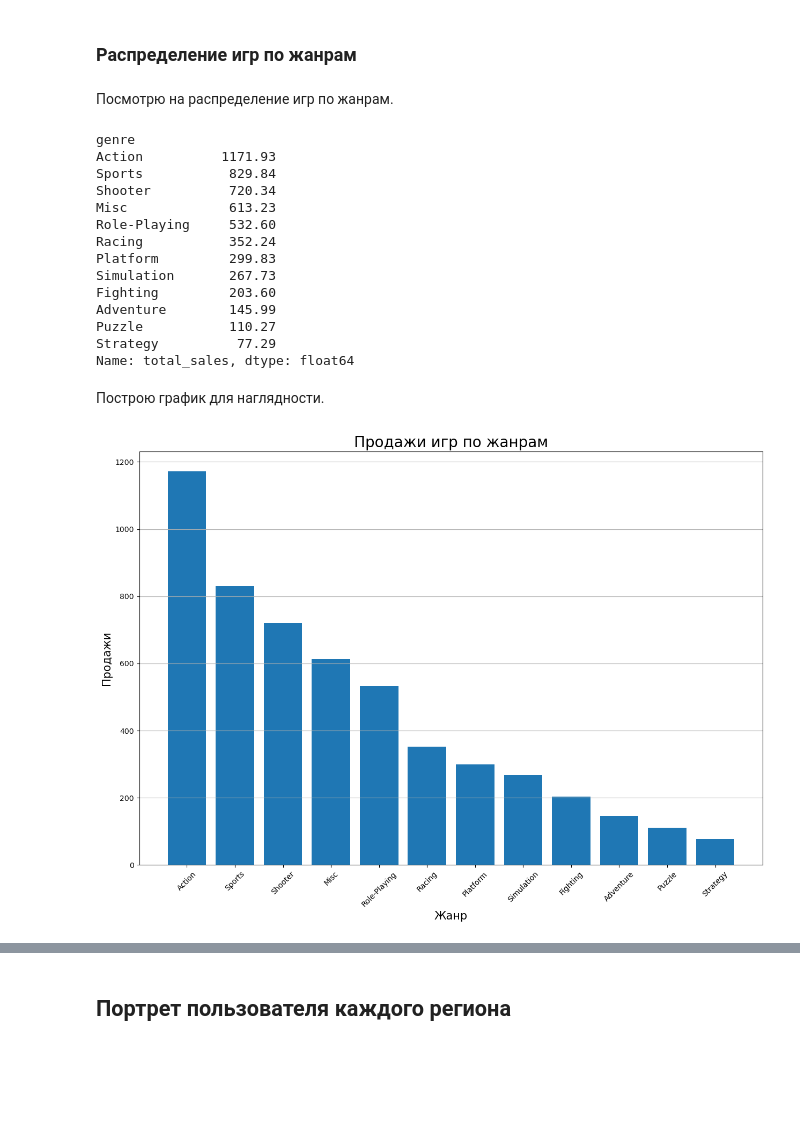
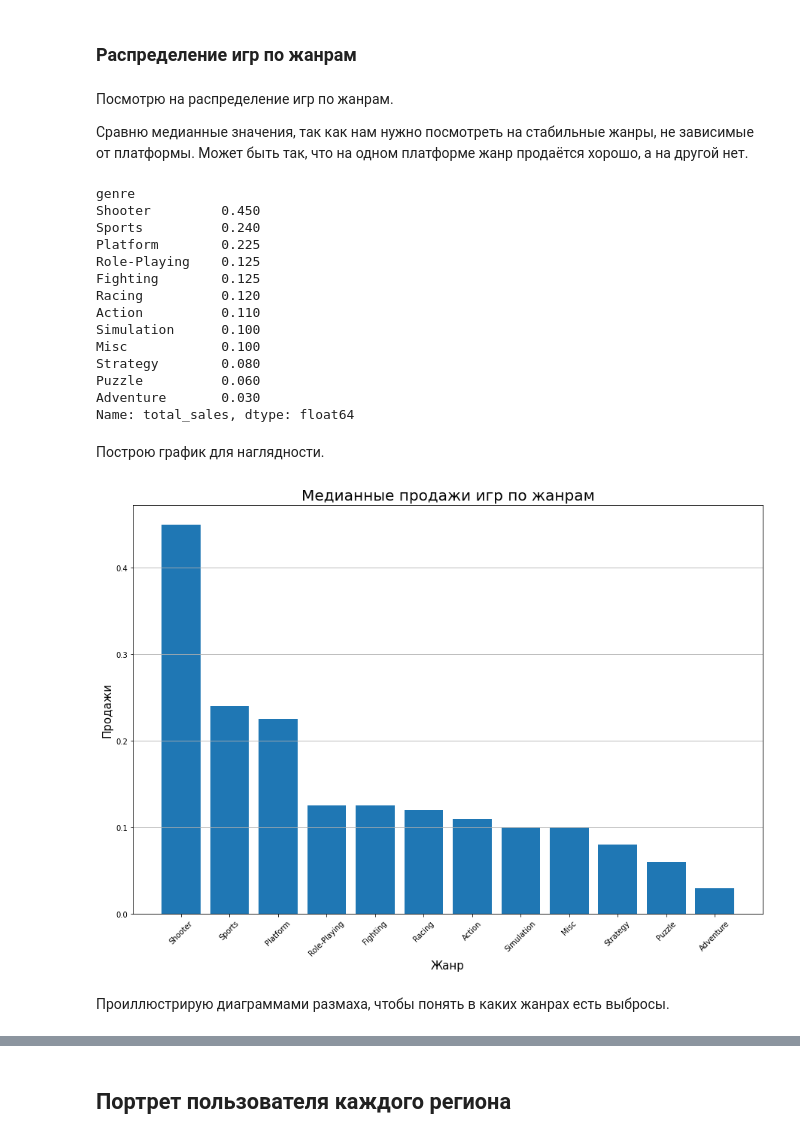
Before and after one commit to sudobooo/games_project, a Jupyter notebook: games_project.ipynb, the cells around one changed output, grey strips where cells are left out. Saved outputs shown, nothing was run; the diff lists cells and outputs as text; code cells hidden in the pictures; blank space fills up the shorter version.

```diff
--- a/games_project.ipynb
+++ b/games_project.ipynb
@@ -235,2 +210,0 @@ data = data.dropna(subset=['name', 'year_of_release', 'genre'])
-# %%
-data['critic_score'] = data['critic_score'].fillna(data.groupby('name')['critic_score'].transform('median'))
@@ -239,5 +211,3 @@ data['critic_score'] = data['critic_score'].fillna(data.groupby('name')['critic_
-# %%
-data['user_score'] = data['user_score'].fillna(data.groupby('name')['user_score'].transform('median'))
 # %% [markdown]
 Посмотрю на уникальные значения в столбце rating.
 # %%
@@ -538,7 +504,7 @@ platforms_lifespan['lifespan'].mean()
 # %% [markdown]
 Выделим актуальный период в отдельный датафрейм.
 # %%
-actual_data = data.query('2005 <= year_of_release <= 2015', engine='python')
+actual_data = data.query('2013 <= year_of_release', engine='python')
 # %% [markdown]
 Посмотрим на первые 5 строк нового датафрейма и на общую информацию о нём.
 # %%
@@ -742,37 +710,42 @@ print(f'''
 При этом стоит учитывать, что и само влияние критиков на продажи довольно слабое.
 # %% [markdown]
 ### Распределение игр по жанрам
-# %% [markdown]
-Посмотрю на распределение игр по жанрам.
+# %% [markdown]
+Посмотрю на распределение игр по жанрам.
+
+Сравню медианные значения, так как нам нужно посмотреть на стабильные жанры, не зависимые от платформы.
+Может быть так, что на одном платформе жанр продаётся хорошо, а на другой нет.
 # %%
-genre_sales = actual_data.groupby('genre')['total_sales'].sum().sort_values(ascending=False)
-genre_sales
+median_genre_sales = actual_data.groupby('genre')['total_sales'].median().sort_values(ascending=False)
+median_genre_sales
 # %% [output]
 genre
-Action          1171.93
-Sports           829.84
-Shooter          720.34
-Misc             613.23
-Role-Playing     532.60
-Racing           352.24
-Platform         299.83
-Simulation       267.73
-Fighting         203.60
-Adventure        145.99
-Puzzle           110.27
-Strategy          77.29
+Shooter         0.450
+Sports          0.240
+Platform        0.225
+Role-Playing    0.125
+Fighting        0.125
+Racing          0.120
+Action          0.110
+Simulation      0.100
+Misc            0.100
+Strategy        0.080
+Puzzle          0.060
+Adventure       0.030
 Name: total_sales, dtype: float64
 # %% [markdown]
 Построю график для наглядности.
 # %%
 plt.figure(figsize=(15, 10))
-plt.bar(genre_sales.index, genre_sales.values)
+plt.bar(median_genre_sales.index, median_genre_sales.values)
 
-plt.title('Продажи игр по жанрам', fontsize=20)
+plt.title('Медианные продажи игр по жанрам', fontsize=20)
 plt.xlabel('Жанр', fontsize=15)
 plt.ylabel('Продажи', fontsize=15)
 plt.xticks(rotation=45)
 plt.grid(axis='y')
 plt.show()
 # %% [output]
-[figure, old version]
+[figure, new version]
+# %% [markdown]
+Проиллюстрирую диаграммами размаха, чтобы понять в каких жанрах есть выбросы.
```
Also changed, not shown: parts of 78 cells of this notebook.
